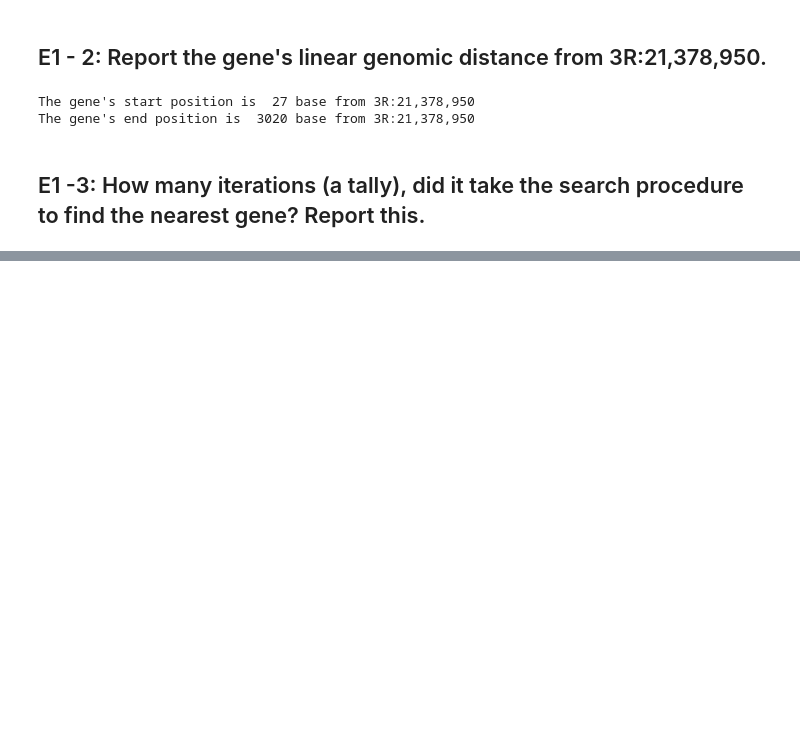
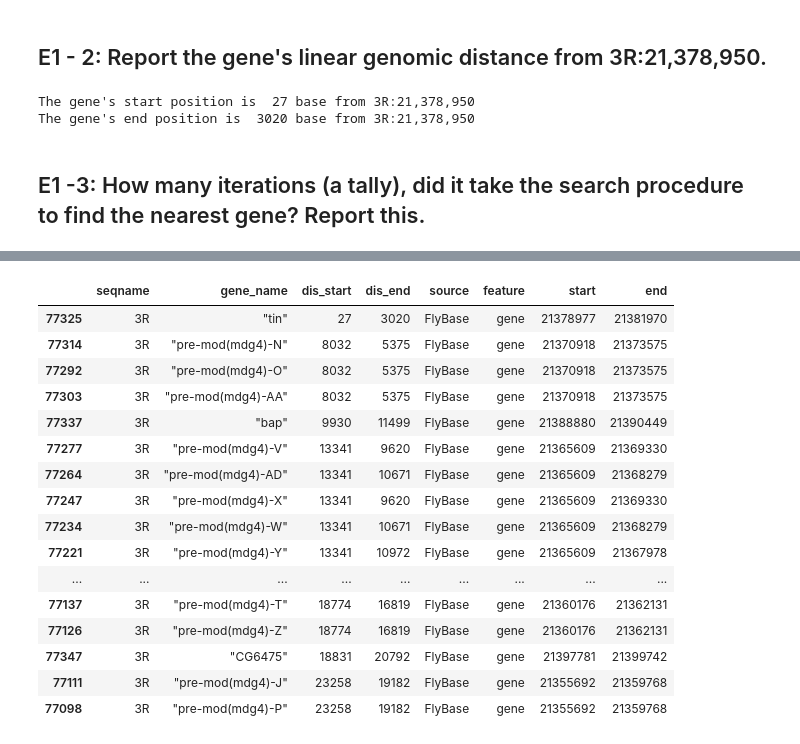
Before and after one commit to XiangningChen98/qbb2020-answers, a Jupyter notebook: day4-lunch/day4-lunch.ipynb, the cells around one changed output, grey strips where cells are left out. Cells and saved outputs as stored; diff of their text form; code cells hidden in the pictures; blank space fills up the shorter version.

```diff
--- a/day4-lunch/day4-lunch.ipynb
+++ b/day4-lunch/day4-lunch.ipynb
@@ -71,16 +40,33 @@ df_3R_protein_coding
 # %%
 df_3R_cut=copy.deepcopy(df_3R_protein_coding)
 count=0
-for i in range(15):
+for i in range(20):
+#     print(len(df_3R_cut))
 
-    while len(df_3R_cut)>1:
+    while len(df_3R_cut)>2:
         count+=1
-        cut_step=int(len(df_3R_cut)/2)
-        if df_3R_cut.iloc[cut_step-1,3]>21378950:
-            df_3R_cut=df_3R_cut[:cut_step]
+        if len(df_3R_cut)%2 == 0:
+            cut_step=int(len(df_3R_cut)/2)-1
+        else:
+            cut_step=int(len(df_3R_cut)/2)
+        if df_3R_cut.iloc[cut_step,3]>21378950:
+            df_3R_cut=df_3R_cut[:cut_step+1]
+#             print('here',i)
         else:
             df_3R_cut=df_3R_cut[cut_step:]
-print('Nearest protein coding gene to the position 3R:21,378,950 is')
+#             print('there',i)
+    while len(df_3R_cut)==2:
+        count+=1
+#         print(df_3R_cut)
+        dis1=abs(df_3R_cut.iloc[0,3]-21378950)
+        dis2=abs(df_3R_cut.iloc[1,3]-21378950)
+        if dis1>dis2:
+            df_3R_cut=df_3R_cut.iloc[[1]]
+        else:
+            df_3R_cut=df_3R_cut.iloc[[0]]
+attribute = list(df_3R_cut['attribute'].str.split(';'))
+
+print('Nearest protein coding gene to the position 3R:21,378,950 is','\n',attribute[0][2] )
 
 df_3R_cut
 # %% [output]
@@ -105,0 +158,23 @@ It takes 11 times to get the result.
+# %%
+df_3R_selected['dis_start']=abs(df_3R_selected['start']-21378950)
+df_3R_selected['dis_end']=abs(df_3R_selected['end']-21378950)
+df_3R_selected=df_3R_selected[['seqname','gene_name','dis_start','dis_end','source','feature','start','end']]
+df_3R_selected.sort_values(['dis_start'])
+# %% [output]
+|  | seqname | gene_name | dis_start | dis_end | source | feature | start | end |
+| 77325 | 3R | "tin" | 27 | 3020 | FlyBase | gene | 21378977 | 21381970 |
+| 77314 | 3R | "pre-mod(mdg4)-N" | 8032 | 5375 | FlyBase | gene | 21370918 | 21373575 |
+| 77292 | 3R | "pre-mod(mdg4)-O" | 8032 | 5375 | FlyBase | gene | 21370918 | 21373575 |
+| 77303 | 3R | "pre-mod(mdg4)-AA" | 8032 | 5375 | FlyBase | gene | 21370918 | 21373575 |
+| 77337 | 3R | "bap" | 9930 | 11499 | FlyBase | gene | 21388880 | 21390449 |
+| 77277 | 3R | "pre-mod(mdg4)-V" | 13341 | 9620 | FlyBase | gene | 21365609 | 21369330 |
+| 77264 | 3R | "pre-mod(mdg4)-AD" | 13341 | 10671 | FlyBase | gene | 21365609 | 21368279 |
+| 77247 | 3R | "pre-mod(mdg4)-X" | 13341 | 9620 | FlyBase | gene | 21365609 | 21369330 |
+| 77234 | 3R | "pre-mod(mdg4)-W" | 13341 | 10671 | FlyBase | gene | 21365609 | 21368279 |
+| 77221 | 3R | "pre-mod(mdg4)-Y" | 13341 | 10972 | FlyBase | gene | 21365609 | 21367978 |
+| ... | ... | ... | ... | ... | ... | ... | ... | ... |
+| 77137 | 3R | "pre-mod(mdg4)-T" | 18774 | 16819 | FlyBase | gene | 21360176 | 21362131 |
+| 77126 | 3R | "pre-mod(mdg4)-Z" | 18774 | 16819 | FlyBase | gene | 21360176 | 21362131 |
+| 77347 | 3R | "CG6475" | 18831 | 20792 | FlyBase | gene | 21397781 | 21399742 |
+| 77111 | 3R | "pre-mod(mdg4)-J" | 23258 | 19182 | FlyBase | gene | 21355692 | 21359768 |
+| 77098 | 3R | "pre-mod(mdg4)-P" | 23258 | 19182 | FlyBase | gene | 21355692 | 21359768 |
```
Also changed, not shown: parts of 14 cells of this notebook.
